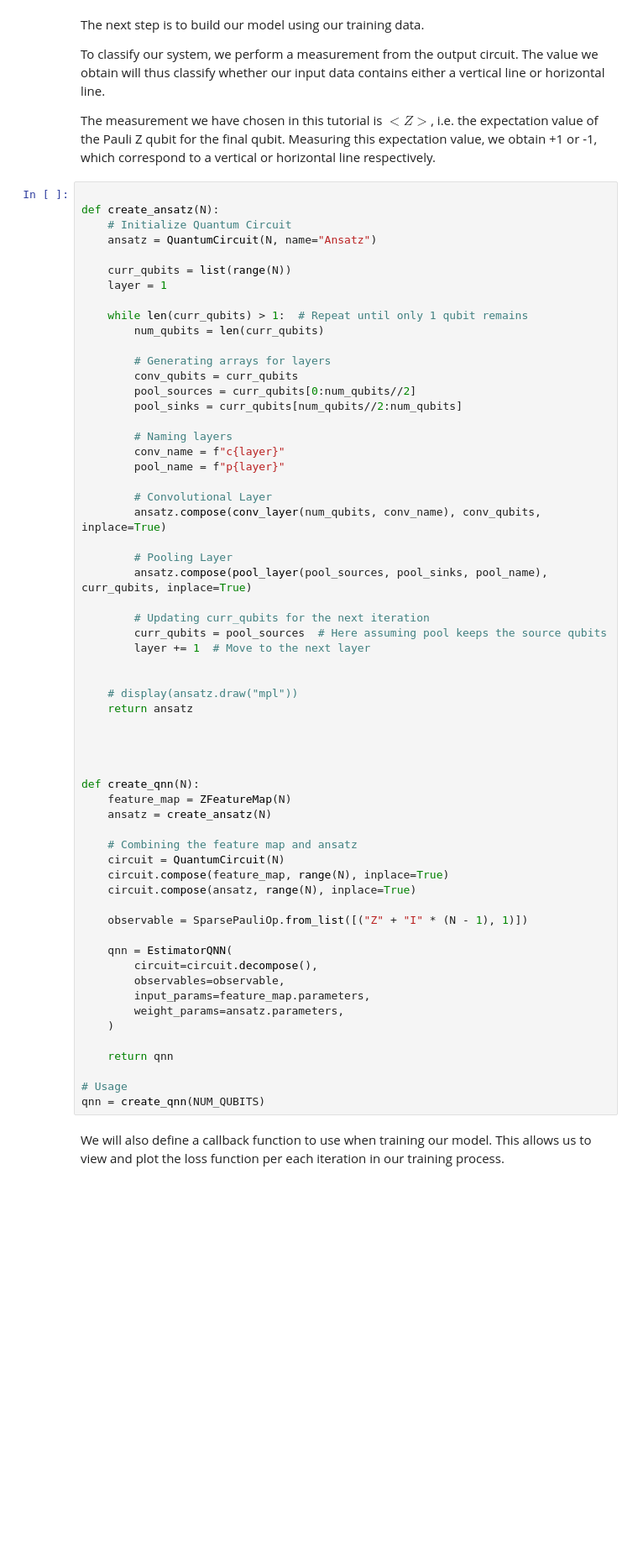
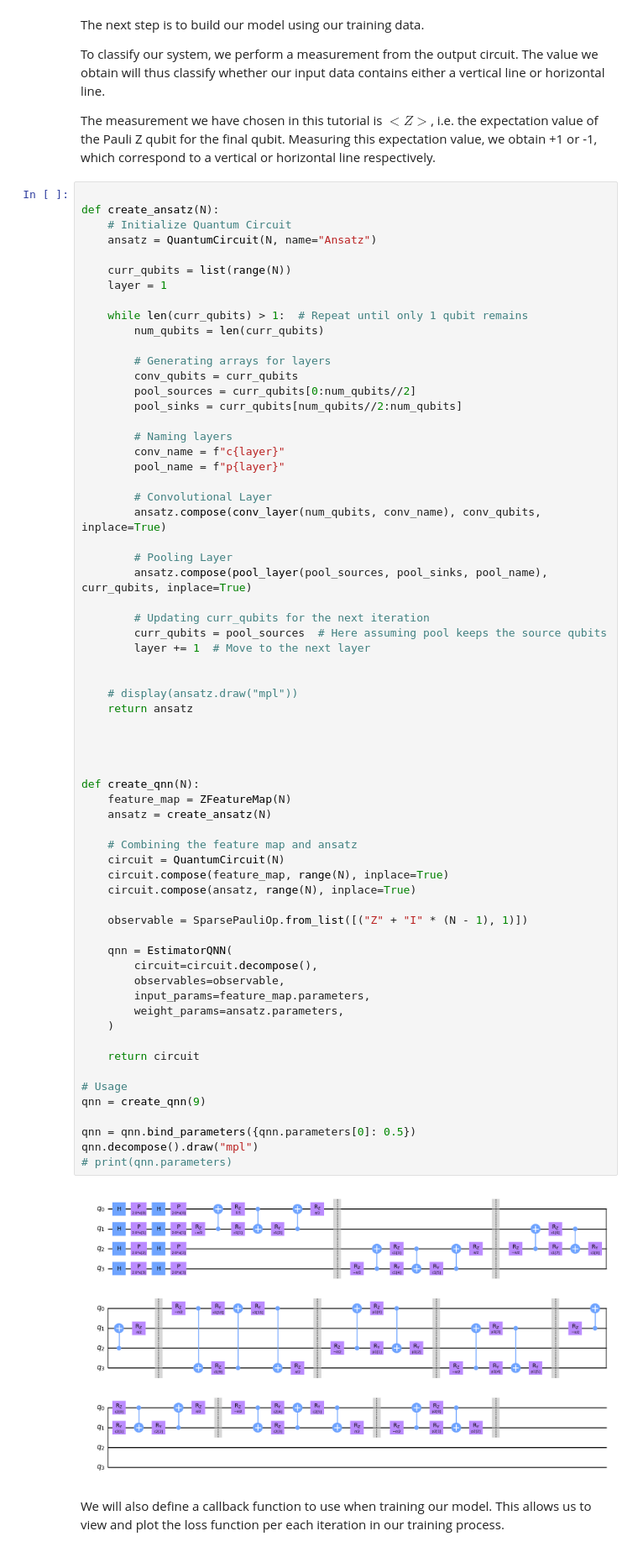
Before and after one commit to anttpg/LHC-QCNN, a Jupyter notebook: QCNN/old_files/QCNN Classifier.ipynb, the cells around one changed output. Shown at 84% size. Cells and saved outputs as stored; diff of their text form; blank space fills up the shorter version.

```diff
--- a/QCNN/old_files/QCNN Classifier.ipynb
+++ b/QCNN/old_files/QCNN Classifier.ipynb
@@ -522,35 +525,41 @@ def create_ansatz(N):
         curr_qubits = pool_sources  # Here assuming pool keeps the source qubits
         layer += 1  # Move to the next layer
 
 
     # display(ansatz.draw("mpl"))
     return ansatz
 
 
 
 
 def create_qnn(N):
     feature_map = ZFeatureMap(N)
     ansatz = create_ansatz(N)
 
     # Combining the feature map and ansatz
     circuit = QuantumCircuit(N)
     circuit.compose(feature_map, range(N), inplace=True)
     circuit.compose(ansatz, range(N), inplace=True)
 
     observable = SparsePauliOp.from_list([("Z" + "I" * (N - 1), 1)])
 
     qnn = EstimatorQNN(
         circuit=circuit.decompose(),
         observables=observable,
         input_params=feature_map.parameters,
         weight_params=ansatz.parameters,
     )
 
-    return qnn
+    return circuit
 
 # Usage
-qnn = create_qnn(NUM_QUBITS)
+qnn = create_qnn(9)
+
+qnn = qnn.bind_parameters({qnn.parameters[0]: 0.5})
+qnn.decompose().draw("mpl")
+# print(qnn.parameters)
+# %% [output]
+[figure, added]
 # %% [markdown]
 We will also define a callback function to use when training our model. This allows us to view and plot the loss function per each iteration in our training process.
 # %%
```
Also changed, not shown: parts of 4 cells of this notebook, 2 other files.
